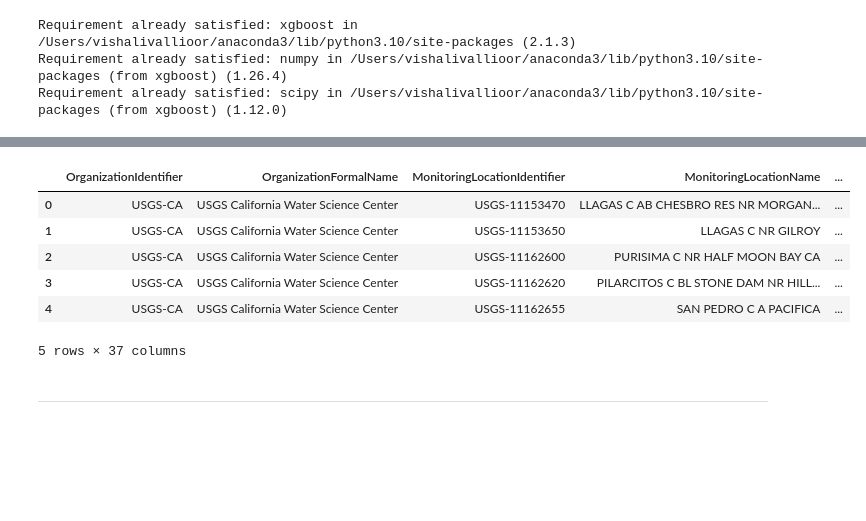
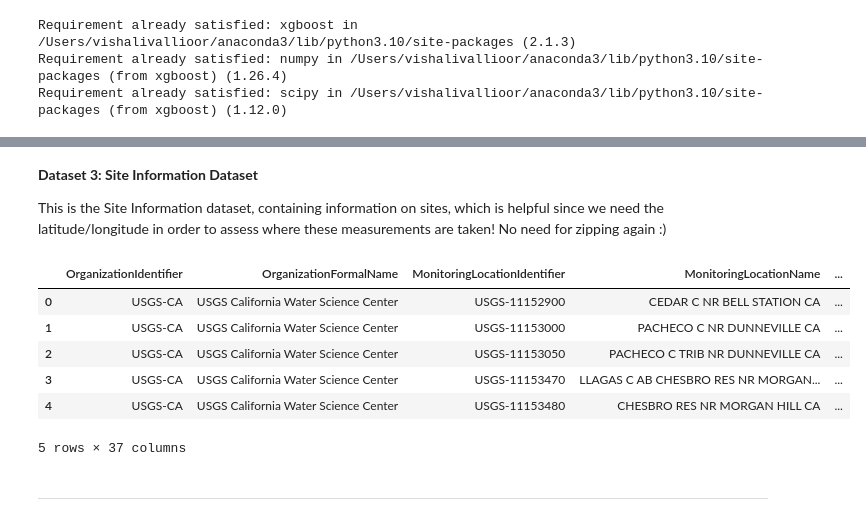
Before and after one commit to vishalival/eneres131-final-proj, a Jupyter notebook: final_notebook.ipynb, the cells around one changed output, grey strips where cells are left out. Saved outputs shown, nothing was run; the diff lists cells and outputs as text; code cells hidden in the pictures; blank space fills up the shorter version.

```diff
--- a/final_notebook.ipynb
+++ b/final_notebook.ipynb
@@ -192,23 +157,19 @@ df_project.head()
-# %%
-zip_file_path = "final_data/station2.zip"
-
-with zipfile.ZipFile(zip_file_path, 'r') as z:
-    file_names = z.namelist()
-
-    csv_file_name = [name for name in file_names if name.endswith('.csv')][0]
-
-    with z.open(csv_file_name) as f:
-        df_site = pd.read_csv(f, low_memory=False)
-
-df_site.head()
-# %% [output]
-|  | OrganizationIdentifier | OrganizationFormalName | MonitoringLocationIdentifier | MonitoringLocationName | ... |
-| 0 | USGS-CA | USGS California Water Science Center | USGS-11153470 | LLAGAS C AB CHESBRO RES NR MORGAN... | ... |
-| 1 | USGS-CA | USGS California Water Science Center | USGS-11153650 | LLAGAS C NR GILROY | ... |
-| 2 | USGS-CA | USGS California Water Science Center | USGS-11162600 | PURISIMA C NR HALF MOON BAY CA | ... |
-| 3 | USGS-CA | USGS California Water Science Center | USGS-11162620 | PILARCITOS C BL STONE DAM NR HILL... | ... |
-| 4 | USGS-CA | USGS California Water Science Center | USGS-11162655 | SAN PEDRO C A PACIFICA | ... |
-5 rows × 37 columns
+# %% [markdown]
+**Dataset 3: Site Information Dataset**
+
+This is the Site Information dataset, containing information on sites, which is helpful since we need the latitude/longitude in order to assess where these measurements are taken! No need for zipping again :)
+# %%
+df_site = pd.read_csv("final_data/station_final_to_use.csv", low_memory=False)
+
+df_site.head()
+# %% [output]
+|  | OrganizationIdentifier | OrganizationFormalName | MonitoringLocationIdentifier | MonitoringLocationName | ... |
+| 0 | USGS-CA | USGS California Water Science Center | USGS-11152900 | CEDAR C NR BELL STATION CA | ... |
+| 1 | USGS-CA | USGS California Water Science Center | USGS-11153000 | PACHECO C NR DUNNEVILLE CA | ... |
+| 2 | USGS-CA | USGS California Water Science Center | USGS-11153050 | PACHECO C TRIB NR DUNNEVILLE CA | ... |
+| 3 | USGS-CA | USGS California Water Science Center | USGS-11153470 | LLAGAS C AB CHESBRO RES NR MORGAN... | ... |
+| 4 | USGS-CA | USGS California Water Science Center | USGS-11153480 | CHESBRO RES NR MORGAN HILL CA | ... |
+5 rows × 37 columns
 # %% [markdown]
 ---
 # %% [markdown]
```
Also changed, not shown: parts of 53 cells of this notebook.
